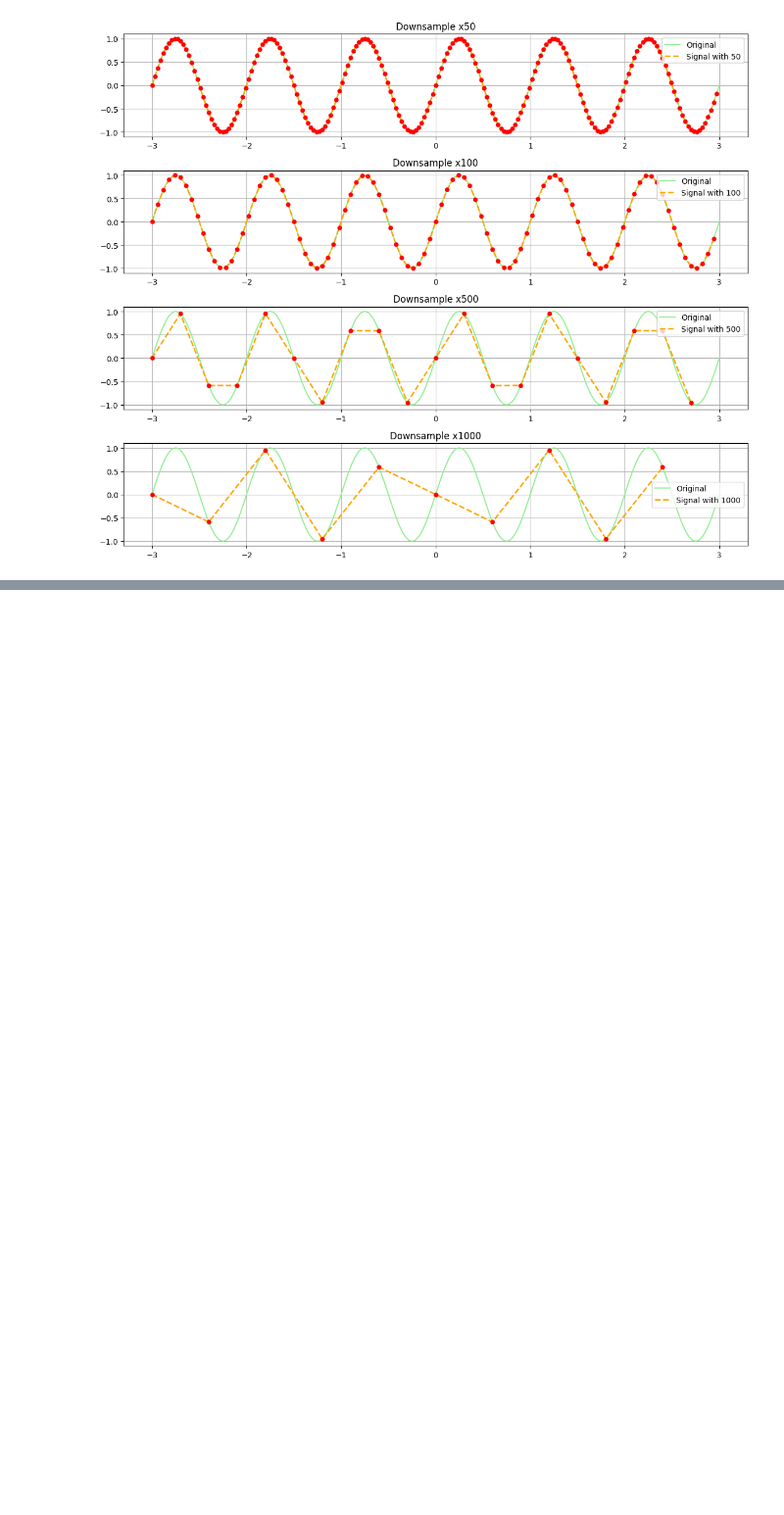
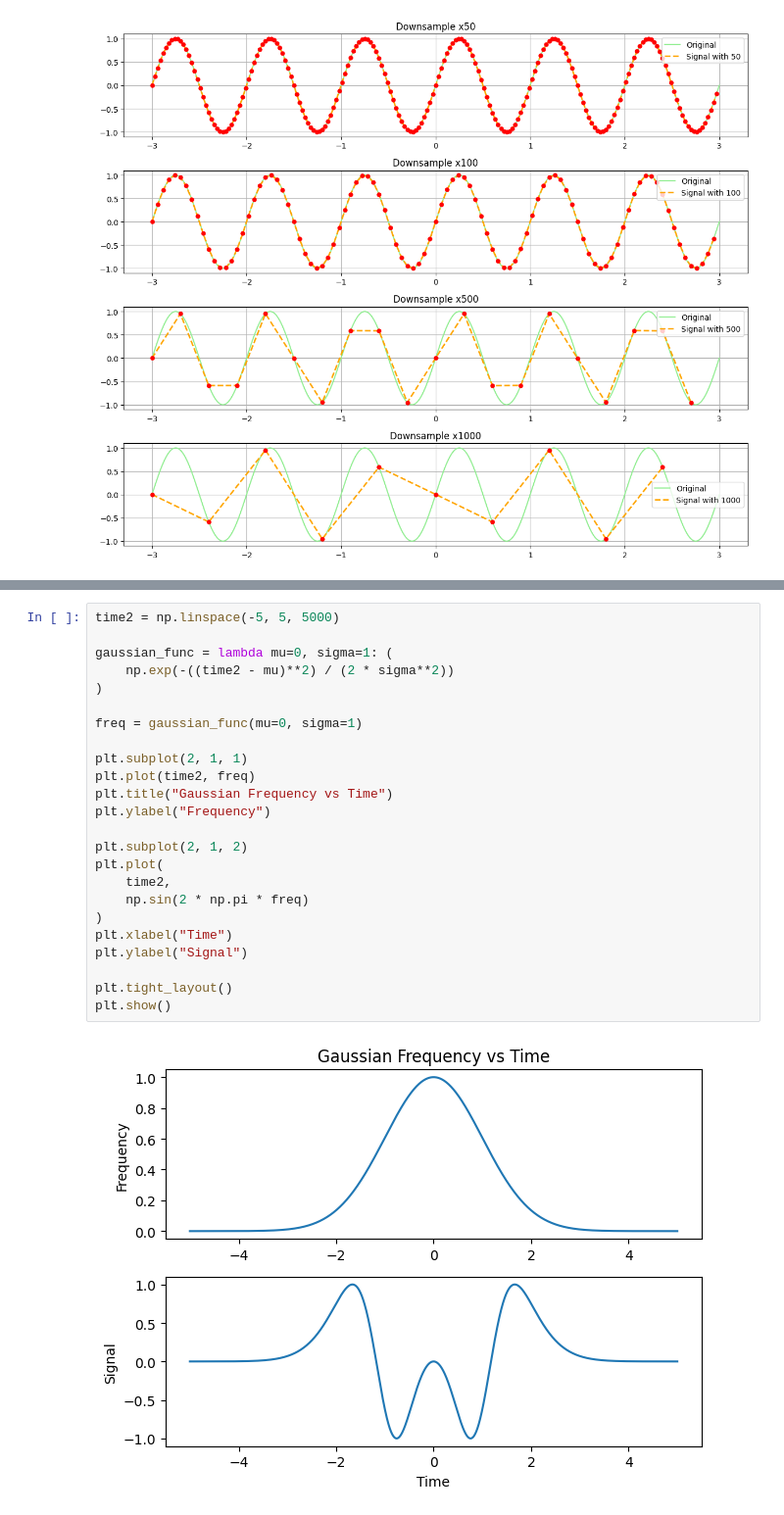
Before and after one commit to WuiiiGithub/Learn, a Jupyter notebook: ai/learnings/signals/lessons/module1.ipynb, the cells around one changed output, grey strips where cells are left out. Shown at 98% size. Drawn from its saved outputs; the diff is of its cells as text; blank space fills up the shorter version.

```diff
--- a/ai/learnings/signals/lessons/module1.ipynb
+++ b/ai/learnings/signals/lessons/module1.ipynb
@@ -160,0 +232,26 @@ plt.show()
+# %%
+time2 = np.linspace(-5, 5, 5000)
+
+gaussian_func = lambda mu=0, sigma=1: (
+    np.exp(-((time2 - mu)**2) / (2 * sigma**2))
+)
+
+freq = gaussian_func(mu=0, sigma=1)
+
+plt.subplot(2, 1, 1)
+plt.plot(time2, freq)
+plt.title("Gaussian Frequency vs Time")
+plt.ylabel("Frequency")
+
+plt.subplot(2, 1, 2)
+plt.plot(
+    time2,
+    np.sin(2 * np.pi * freq)
+)
+plt.xlabel("Time")
+plt.ylabel("Signal")
+
+plt.tight_layout()
+plt.show()
+# %% [output]
+[figure, added]
```
Also changed, not shown: parts of 12 cells of this notebook, 1 other file.
